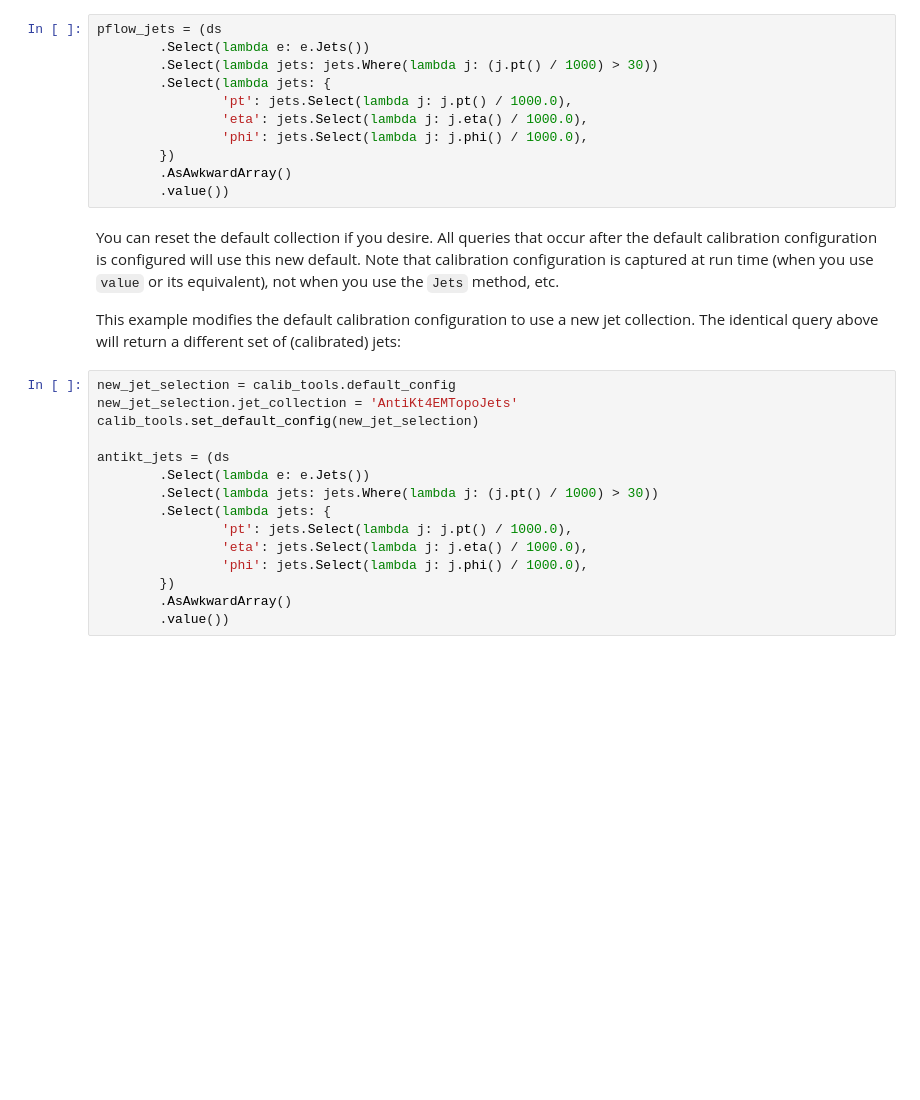
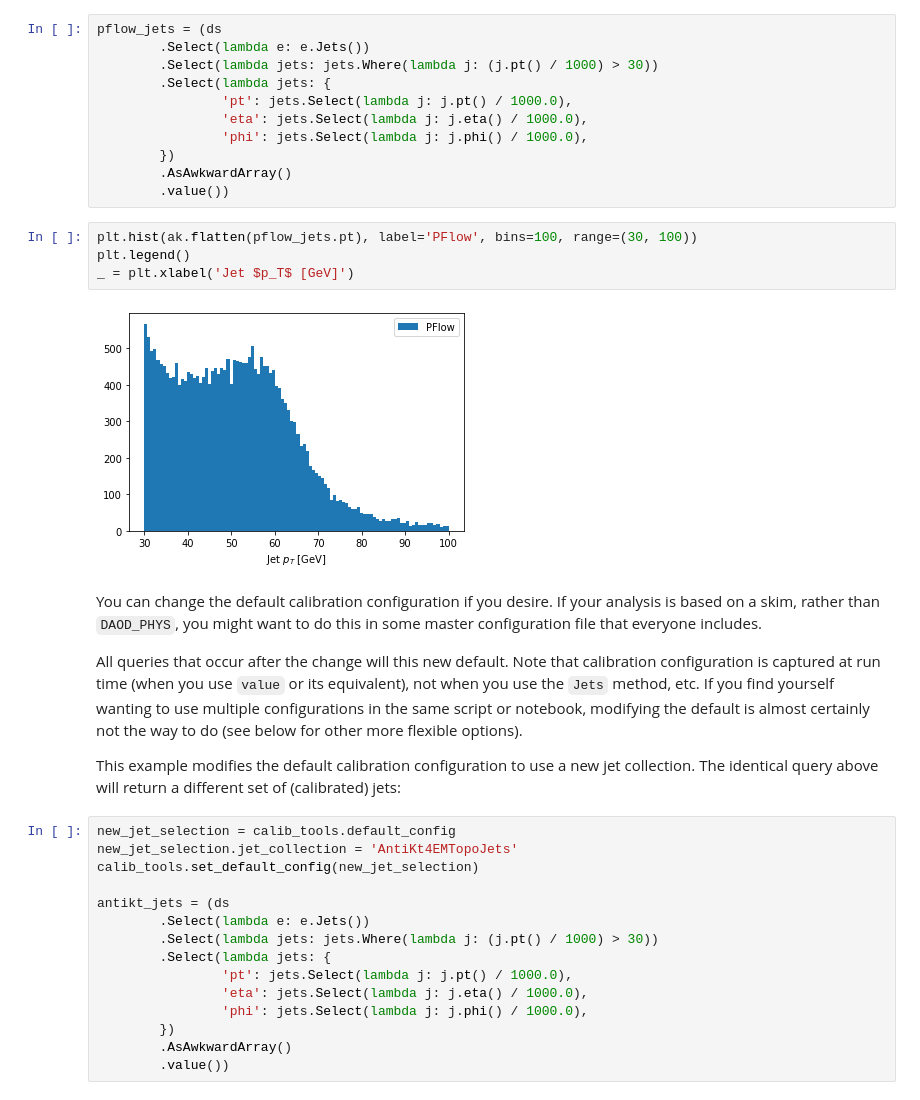
Before and after one commit to gordonwatts/xaod_usage, a Jupyter notebook: book/chapters/calibration.ipynb, the cells around one changed output. Saved outputs shown, nothing was run; the diff lists cells and outputs as text; blank space fills up the shorter version.

```diff
--- a/book/chapters/calibration.ipynb
+++ b/book/chapters/calibration.ipynb
@@ -39,8 +50,16 @@ pflow_jets = (ds
         })
         .AsAwkwardArray()
         .value())
+# %%
+plt.hist(ak.flatten(pflow_jets.pt), label='PFlow', bins=100, range=(30, 100))
+plt.legend()
+_ = plt.xlabel('Jet $p_T$ [GeV]')
+# %% [output]
+[figure, added]
 # %% [markdown]
-You can reset the default collection if you desire.  All queries that occur after the default calibration configuration is configured will use this new default. Note that calibration configuration is captured at run time (when you use `value` or its equivalent), not when you use the `Jets` method, etc.
+You can change the default calibration configuration if you desire. If your analysis is based on a skim, rather than `DAOD_PHYS`, you might want to do this in some master configuration file that everyone includes.
+
+All queries that occur after the change will this new default. Note that calibration configuration is captured at run time (when you use `value` or its equivalent), not when you use the `Jets` method, etc. If you find yourself wanting to use multiple configurations in the same script or notebook, modifying the default is almost certainly not the way to do (see below for other more flexible options).
 
 This example modifies the default calibration configuration to use a new jet collection. The identical query above will return a different set of (calibrated) jets:
 # %%
```
Also changed, not shown: parts of 22 cells of this notebook, 4 other files.
